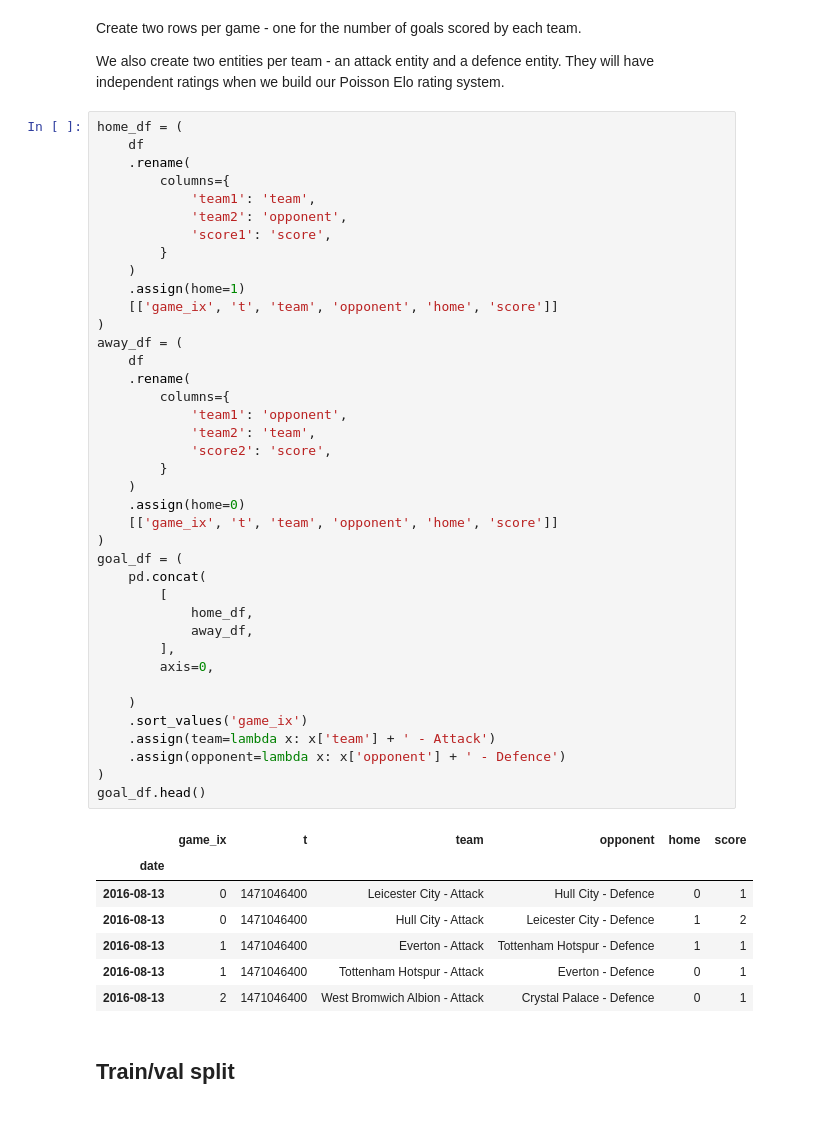
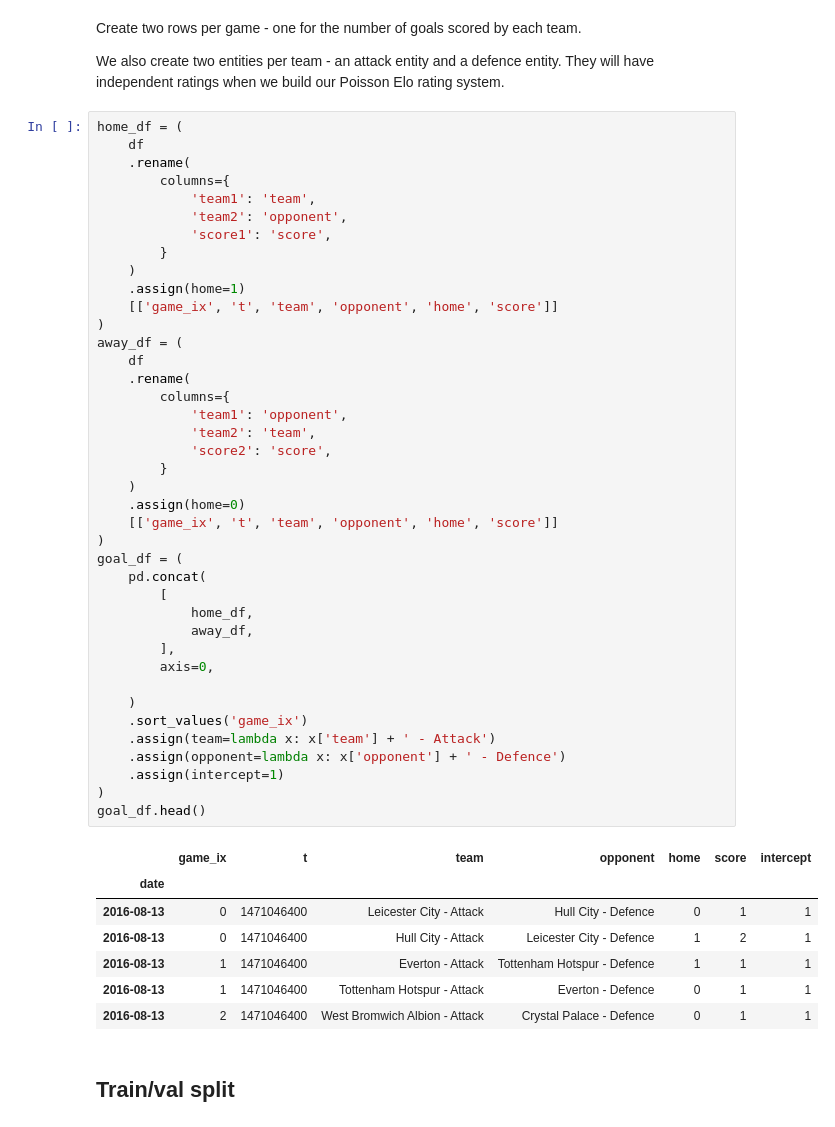
Before and after one commit to cookepm/elo-grad, a Jupyter notebook: examples/football.ipynb, the cells around one changed output. Drawn from its saved outputs; the diff is of its cells as text.

```diff
--- a/examples/football.ipynb
+++ b/examples/football.ipynb
@@ -105,40 +105,41 @@ home_df = (
     .assign(home=1)
     [['game_ix', 't', 'team', 'opponent', 'home', 'score']]
 )
 away_df = (
     df
     .rename(
         columns={
             'team1': 'opponent',
             'team2': 'team',
             'score2': 'score',
         }
     )
     .assign(home=0)
     [['game_ix', 't', 'team', 'opponent', 'home', 'score']]
 )
 goal_df = (
     pd.concat(
         [
             home_df,
             away_df,
         ],
         axis=0,
 
     )
     .sort_values('game_ix')
     .assign(team=lambda x: x['team'] + ' - Attack')
     .assign(opponent=lambda x: x['opponent'] + ' - Defence')
+    .assign(intercept=1)
 )
 goal_df.head()
 # %% [output]
-|  | game_ix | t | team | opponent | home | score |
-| date |  |  |  |  |  |  |
-| 2016-08-13 | 0 | 1471046400 | Leicester City - Attack | Hull City - Defence | 0 | 1 |
-| 2016-08-13 | 0 | 1471046400 | Hull City - Attack | Leicester City - Defence | 1 | 2 |
-| 2016-08-13 | 1 | 1471046400 | Everton - Attack | Tottenham Hotspur - Defence | 1 | 1 |
-| 2016-08-13 | 1 | 1471046400 | Tottenham Hotspur - Attack | Everton - Defence | 0 | 1 |
-| 2016-08-13 | 2 | 1471046400 | West Bromwich Albion - Attack | Crystal Palace - Defence | 0 | 1 |
+|  | game_ix | t | team | opponent | home | score | intercept |
+| date |  |  |  |  |  |  |  |
+| 2016-08-13 | 0 | 1471046400 | Leicester City - Attack | Hull City - Defence | 0 | 1 | 1 |
+| 2016-08-13 | 0 | 1471046400 | Hull City - Attack | Leicester City - Defence | 1 | 2 | 1 |
+| 2016-08-13 | 1 | 1471046400 | Everton - Attack | Tottenham Hotspur - Defence | 1 | 1 | 1 |
+| 2016-08-13 | 1 | 1471046400 | Tottenham Hotspur - Attack | Everton - Defence | 0 | 1 | 1 |
+| 2016-08-13 | 2 | 1471046400 | West Bromwich Albion - Attack | Crystal Palace - Defence | 0 | 1 | 1 |
 # %% [markdown]
 ## Train/val split
 # %% [markdown]
```
Also changed, not shown: parts of 13 cells of this notebook, 5 other files.
